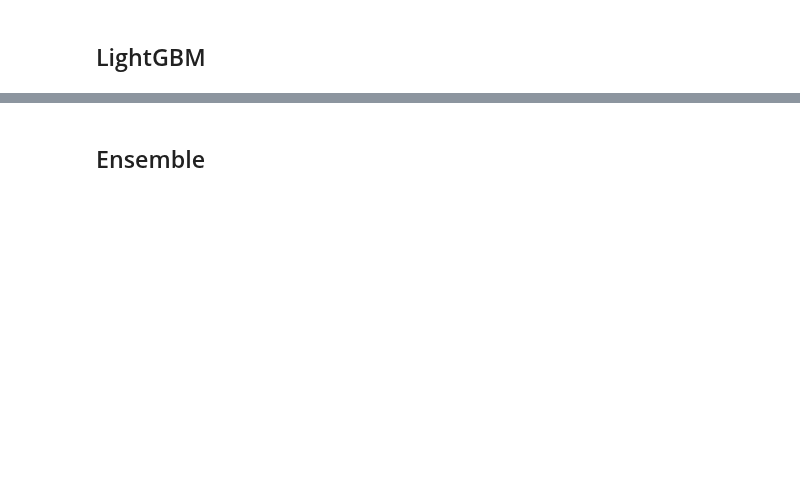
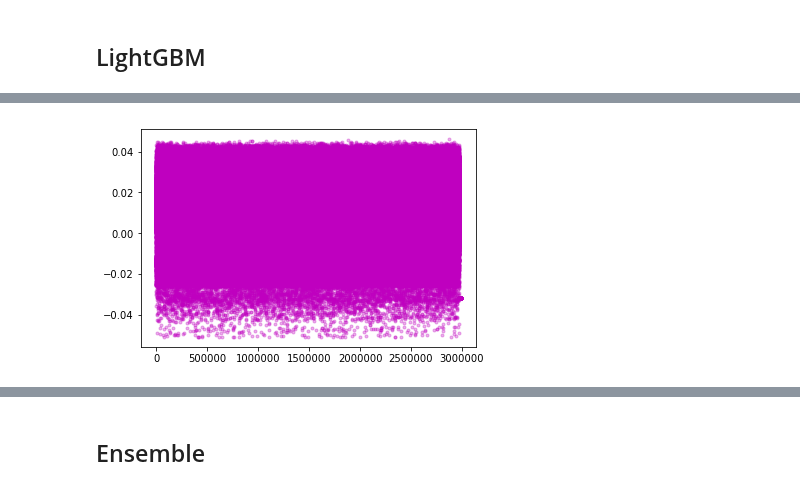
Before and after one commit to RedLiN5/ZillowPrice, a Jupyter notebook: Modeling.ipynb, the cells around one changed output, grey strips where cells are left out. Drawn from its saved outputs; the diff is of its cells as text; code cells hidden in the pictures; blank space fills up the shorter version.

```diff
--- a/Modeling.ipynb
+++ b/Modeling.ipynb
@@ -237,3 +247,10 @@ p_test = clf.predict(x_test)
+# %%
+import matplotlib.pyplot as plt
+plt.close()
+plt.plot(range(len(p_test)), p_test, '.', color='m', alpha=0.3)
+plt.show()
+# %% [output]
+[figure, added]
 # %%
 p_test.mean()
 # %% [output]
```
Also changed, not shown: parts of 18 cells of this notebook.
